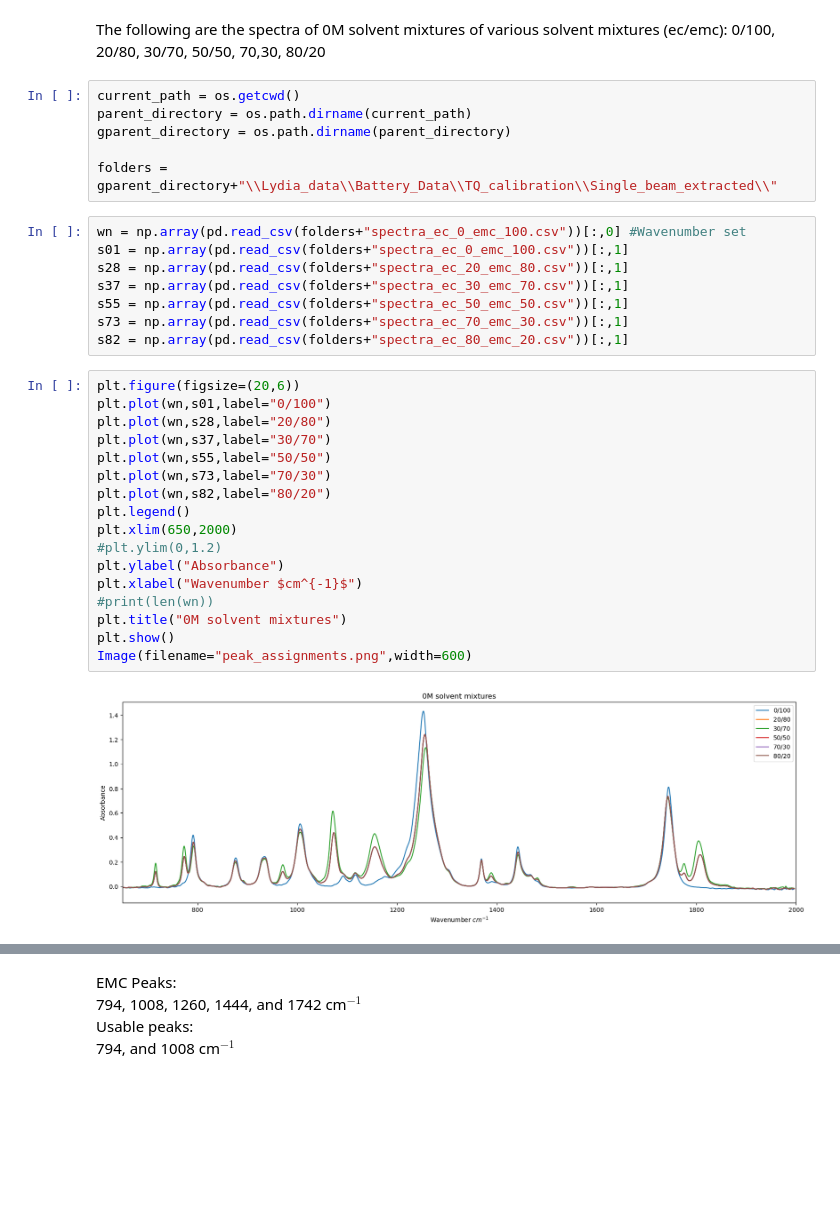
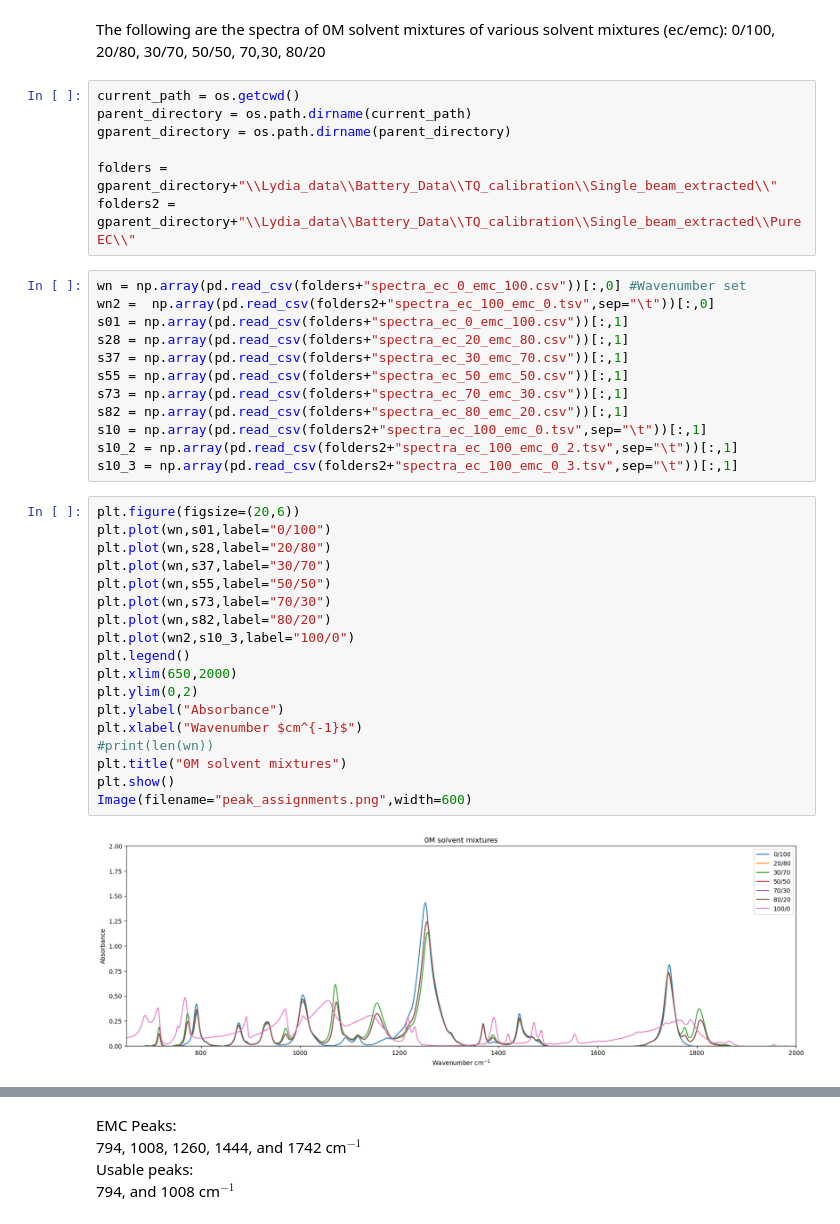
Before and after one commit to MODESBYU/MODES, a Jupyter notebook: Battery Data/Li-Li Symmetric Cell/Diagnostics/ec_emc_peak_finder.ipynb, the cells around one changed output, grey strips where cells are left out. Cells and saved outputs as stored; diff of their text form; blank space fills up the shorter version.

Commit message:
Updated Python code to make diagnostics for the calibration data

```diff
--- a/Battery Data/Li-Li Symmetric Cell/Diagnostics/ec_emc_peak_finder.ipynb
+++ b/Battery Data/Li-Li Symmetric Cell/Diagnostics/ec_emc_peak_finder.ipynb
@@ -17,33 +17,39 @@ parent_directory = os.path.dirname(current_path)
 gparent_directory = os.path.dirname(parent_directory)
 
 folders = gparent_directory+"\\Lydia_data\\Battery_Data\\TQ_calibration\\Single_beam_extracted\\"
+folders2 = gparent_directory+"\\Lydia_data\\Battery_Data\\TQ_calibration\\Single_beam_extracted\\Pure EC\\"
 # %%
 wn = np.array(pd.read_csv(folders+"spectra_ec_0_emc_100.csv"))[:,0] #Wavenumber set
+wn2 =  np.array(pd.read_csv(folders2+"spectra_ec_100_emc_0.tsv",sep="\t"))[:,0]
 s01 = np.array(pd.read_csv(folders+"spectra_ec_0_emc_100.csv"))[:,1]
 s28 = np.array(pd.read_csv(folders+"spectra_ec_20_emc_80.csv"))[:,1]
 s37 = np.array(pd.read_csv(folders+"spectra_ec_30_emc_70.csv"))[:,1]
 s55 = np.array(pd.read_csv(folders+"spectra_ec_50_emc_50.csv"))[:,1]
 s73 = np.array(pd.read_csv(folders+"spectra_ec_70_emc_30.csv"))[:,1]
 s82 = np.array(pd.read_csv(folders+"spectra_ec_80_emc_20.csv"))[:,1]
+s10 = np.array(pd.read_csv(folders2+"spectra_ec_100_emc_0.tsv",sep="\t"))[:,1]
+s10_2 = np.array(pd.read_csv(folders2+"spectra_ec_100_emc_0_2.tsv",sep="\t"))[:,1]
+s10_3 = np.array(pd.read_csv(folders2+"spectra_ec_100_emc_0_3.tsv",sep="\t"))[:,1]
 # %%
 plt.figure(figsize=(20,6))
 plt.plot(wn,s01,label="0/100")
 plt.plot(wn,s28,label="20/80")
 plt.plot(wn,s37,label="30/70")
 plt.plot(wn,s55,label="50/50")
 plt.plot(wn,s73,label="70/30")
 plt.plot(wn,s82,label="80/20")
+plt.plot(wn2,s10_3,label="100/0")
 plt.legend()
 plt.xlim(650,2000)
-#plt.ylim(0,1.2)
+plt.ylim(0,2)
 plt.ylabel("Absorbance")
 plt.xlabel("Wavenumber $cm^{-1}$")
 #print(len(wn))
 plt.title("0M solvent mixtures")
 plt.show()
 Image(filename="peak_assignments.png",width=600)
 # %% [output]
-[figure, old version]
+[figure, new version]
 [figure]
 # %% [markdown]
 EMC Peaks:\
```
Also changed, not shown: 2 other files.
